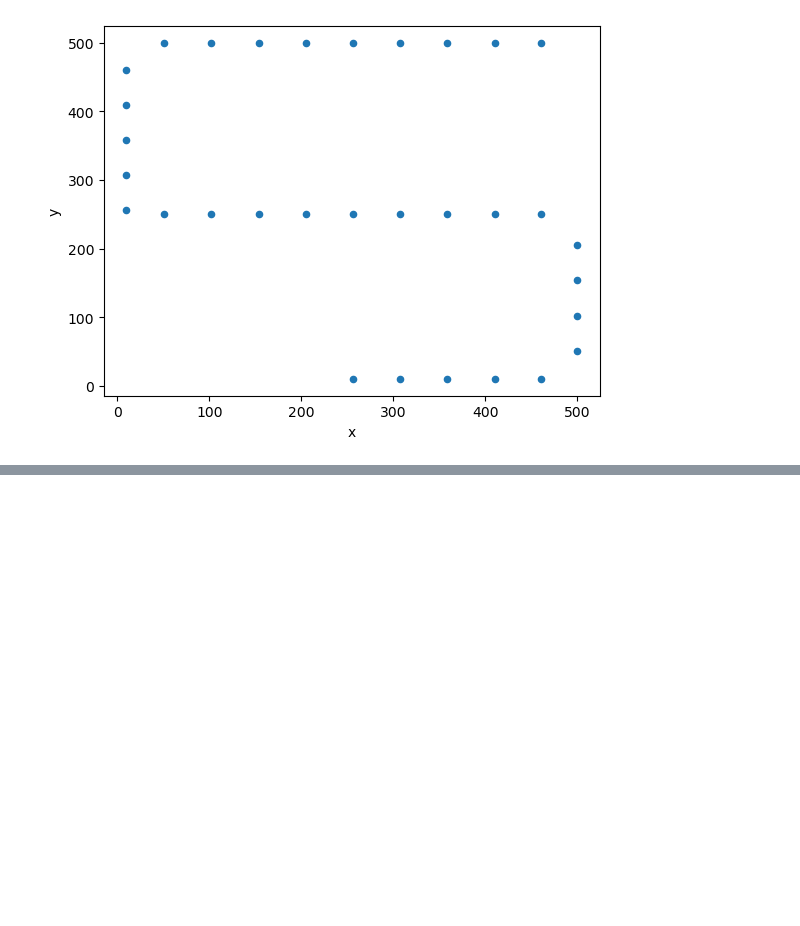
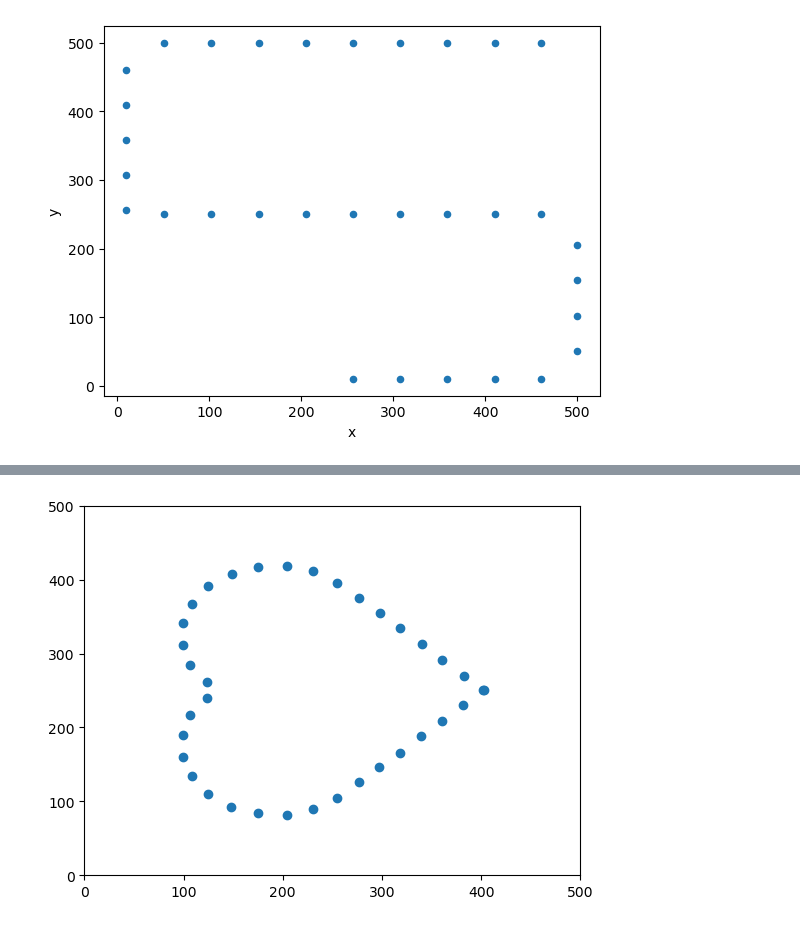
Before and after one commit to Hafiidz/ROS, a Jupyter notebook: codes/coordinate.ipynb, the cells around one changed output, grey strips where cells are left out. Drawn from its saved outputs; the diff is of its cells as text; code cells hidden in the pictures; blank space fills up the shorter version.

```diff
--- a/codes/coordinate.ipynb
+++ b/codes/coordinate.ipynb
@@ -233,0 +289,9 @@ df_diamond.to_csv('d4.csv', index=False, mode="x")
+# %%
+coordinates = get_coordinates('img/love.PNG')
+
+plt.scatter(coordinates[:, 0], coordinates[:, 1])
+plt.xlim(0, 500)
+plt.ylim(0, 500)
+plt.show()
+# %% [output]
+[figure, added]
```
Also changed, not shown: parts of 3 cells of this notebook, 6 other files.
